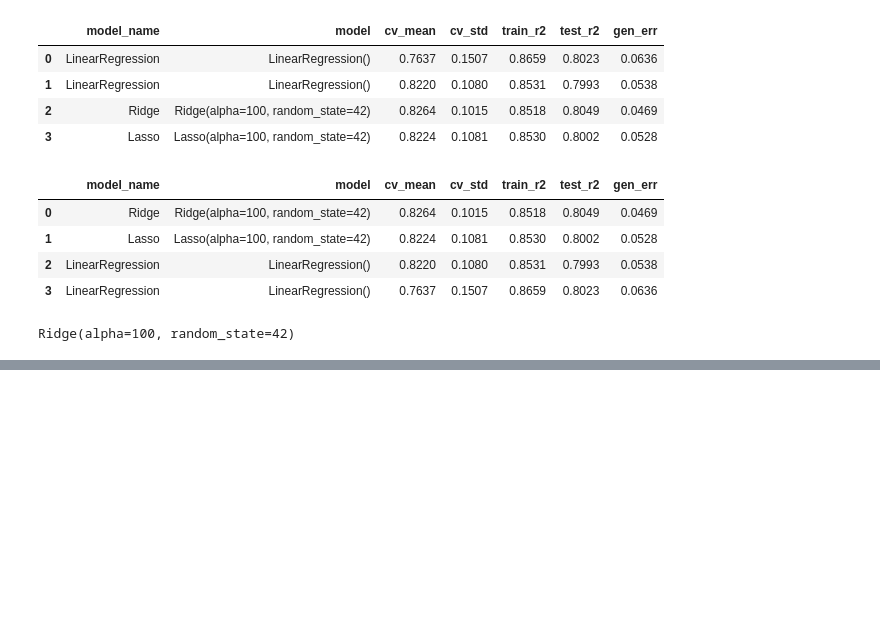
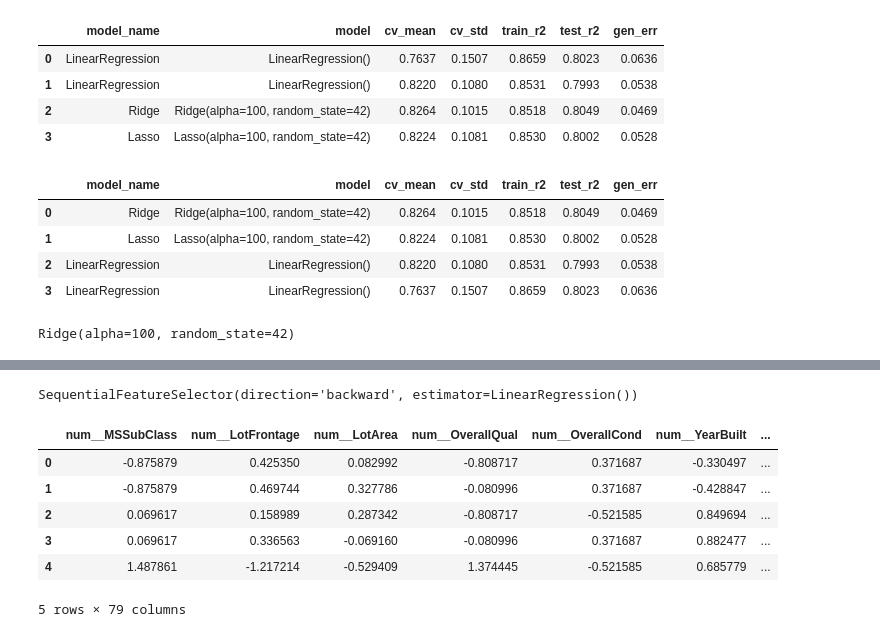
Before and after one commit to bhupendrabauskar1204/machine_learning, a Jupyter notebook: 07_Regression_Project/project.ipynb, the cells around one changed output, grey strips where cells are left out. Cells and saved outputs as stored; diff of their text form; code cells hidden in the pictures; blank space fills up the shorter version.

Commit message:
Regression Project

```diff
--- a/07_Regression_Project/project.ipynb
+++ b/07_Regression_Project/project.ipynb
@@ -573,0 +648,15 @@ sort_df.to_csv("evaluation.csv", index=False)
+# %%
+sel
+# %% [output]
+SequentialFeatureSelector(direction='backward', estimator=LinearRegression())
+# %%
+xnew_pre = pre.transform(xnew)
+xnew_pre.head()
+# %% [output]
+|  | num__MSSubClass | num__LotFrontage | num__LotArea | num__OverallQual | num__OverallCond | num__YearBuilt | ... |
+| 0 | -0.875879 | 0.425350 | 0.082992 | -0.808717 | 0.371687 | -0.330497 | ... |
+| 1 | -0.875879 | 0.469744 | 0.327786 | -0.080996 | 0.371687 | -0.428847 | ... |
+| 2 | 0.069617 | 0.158989 | 0.287342 | -0.808717 | -0.521585 | 0.849694 | ... |
+| 3 | 0.069617 | 0.336563 | -0.069160 | -0.080996 | 0.371687 | 0.882477 | ... |
+| 4 | 1.487861 | -1.217214 | -0.529409 | 1.374445 | -0.521585 | 0.685779 | ... |
+5 rows × 79 columns
```
Also changed, not shown: parts of 24 cells of this notebook, 4 other files.
